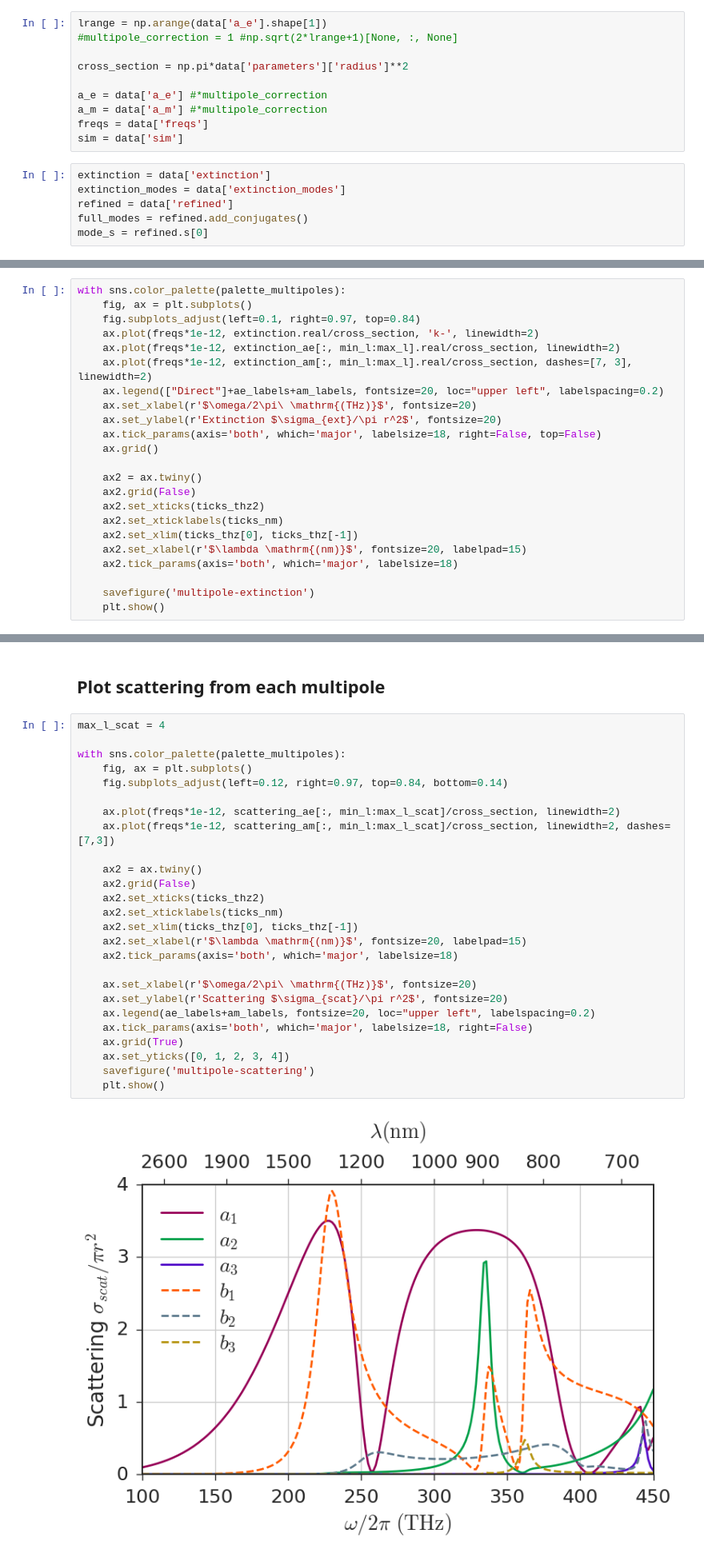
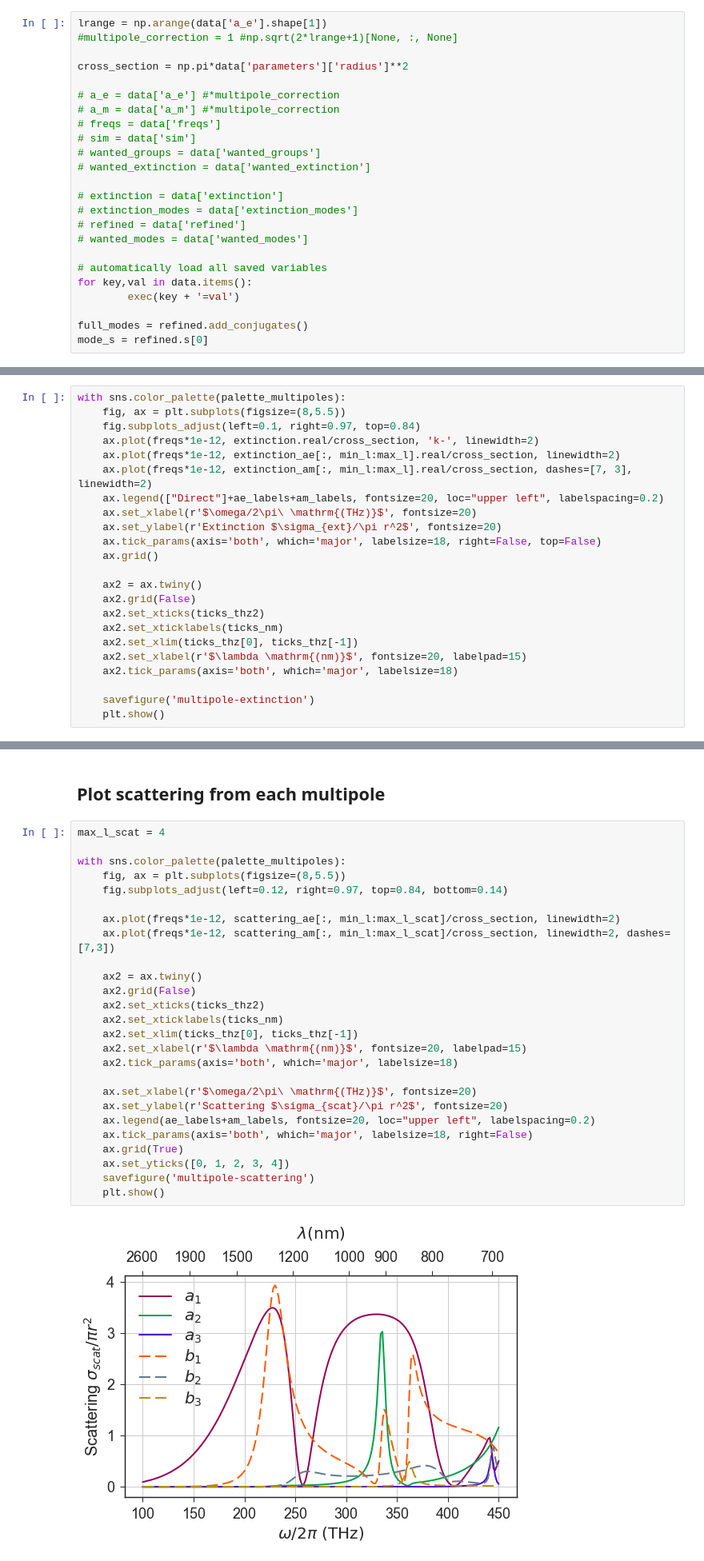
Before and after one commit to DavidPowell/DielectricDiskPaper, a Jupyter notebook: Generate figures.ipynb, the cells around one changed output, grey strips where cells are left out. Shown at 80% size. Cells and saved outputs as stored; diff of their text form.

```diff
--- a/Generate figures.ipynb
+++ b/Generate figures.ipynb
@@ -52,16 +52,24 @@ lrange = np.arange(data['a_e'].shape[1])
 
 cross_section = np.pi*data['parameters']['radius']**2
 
-a_e = data['a_e'] #*multipole_correction
-a_m = data['a_m'] #*multipole_correction
-freqs = data['freqs']
-sim = data['sim']
+# a_e = data['a_e'] #*multipole_correction
+# a_m = data['a_m'] #*multipole_correction
+# freqs = data['freqs']
+# sim = data['sim']
+# wanted_groups = data['wanted_groups']
+# wanted_extinction = data['wanted_extinction']
+
+# extinction = data['extinction']
+# extinction_modes = data['extinction_modes']
+# refined = data['refined']
+# wanted_modes = data['wanted_modes']
+
+# automatically load all saved variables
+for key,val in data.items():
+        exec(key + '=val')
+
+full_modes = refined.add_conjugates()
+mode_s = refined.s[0]
-# %%
-extinction = data['extinction']
-extinction_modes = data['extinction_modes']
-refined = data['refined']
-full_modes = refined.add_conjugates()
-mode_s = refined.s[0]
 # %% [markdown]
 ## Calculate extinction and scattering from multipoles
 # %%
@@ -119,7 +127,7 @@ ticks_thz2 = c/ticks_nm*1e-3
 ticks_thz = [freqs[0]*1e-12, freqs[-1]*1e-12]
 # %%
 with sns.color_palette(palette_multipoles):
-    fig, ax = plt.subplots()
+    fig, ax = plt.subplots(figsize=(8,5.5))
     fig.subplots_adjust(left=0.1, right=0.97, top=0.84)
     ax.plot(freqs*1e-12, extinction.real/cross_section, 'k-', linewidth=2)
     ax.plot(freqs*1e-12, extinction_ae[:, min_l:max_l].real/cross_section, linewidth=2)
@@ -147,28 +155,28 @@ with sns.color_palette(palette_multipoles):
 # %%
 max_l_scat = 4
 
 with sns.color_palette(palette_multipoles):
-    fig, ax = plt.subplots()
+    fig, ax = plt.subplots(figsize=(8,5.5))
     fig.subplots_adjust(left=0.12, right=0.97, top=0.84, bottom=0.14)
 
     ax.plot(freqs*1e-12, scattering_ae[:, min_l:max_l_scat]/cross_section, linewidth=2)
     ax.plot(freqs*1e-12, scattering_am[:, min_l:max_l_scat]/cross_section, linewidth=2, dashes=[7,3])
 
     ax2 = ax.twiny()
     ax2.grid(False)
     ax2.set_xticks(ticks_thz2)
     ax2.set_xticklabels(ticks_nm)
     ax2.set_xlim(ticks_thz[0], ticks_thz[-1])
     ax2.set_xlabel(r'$\lambda \mathrm{(nm)}$', fontsize=20, labelpad=15)
     ax2.tick_params(axis='both', which='major', labelsize=18)
 
     ax.set_xlabel(r'$\omega/2\pi\ \mathrm{(THz)}$', fontsize=20)
     ax.set_ylabel(r'Scattering $\sigma_{scat}/\pi r^2$', fontsize=20)
     ax.legend(ae_labels+am_labels, fontsize=20, loc="upper left", labelspacing=0.2)
     ax.tick_params(axis='both', which='major', labelsize=18, right=False)
     ax.grid(True)
     ax.set_yticks([0, 1, 2, 3, 4])
     savefigure('multipole-scattering')
     plt.show()
 # %% [output]
-[figure, old version]
+[figure, new version]
```
Also changed, not shown: parts of 37 cells of this notebook, 2 other files.
